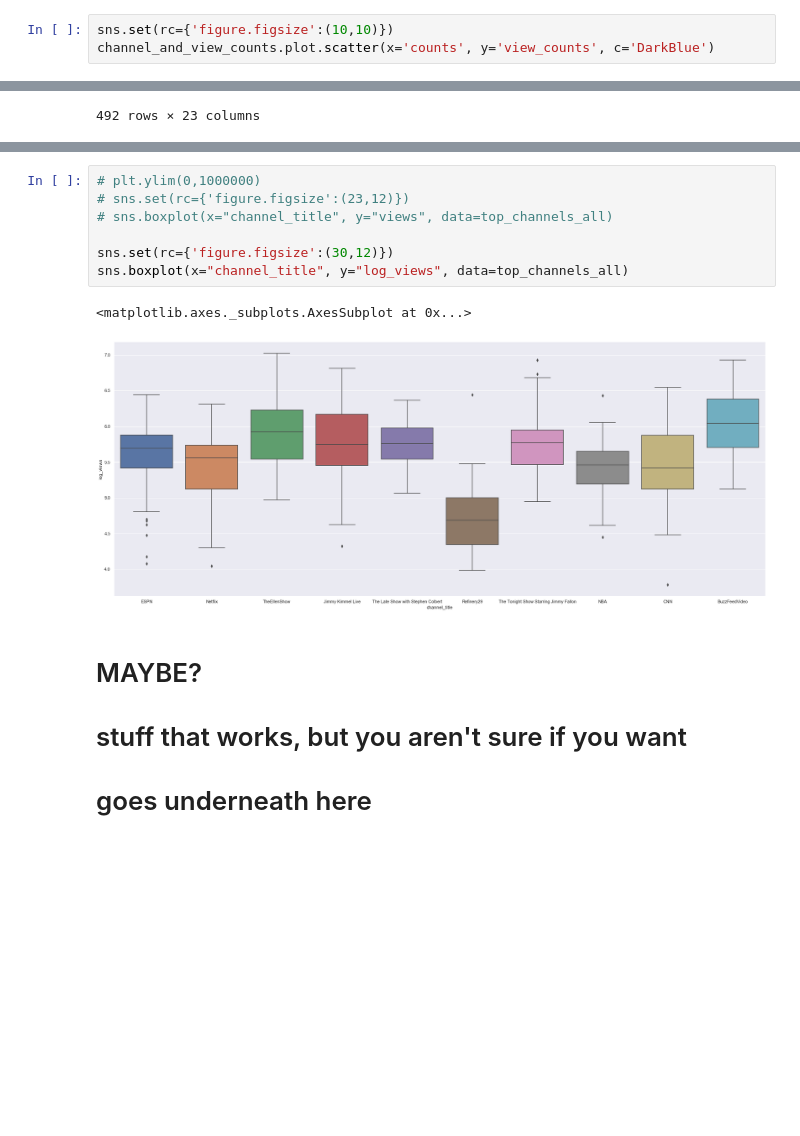
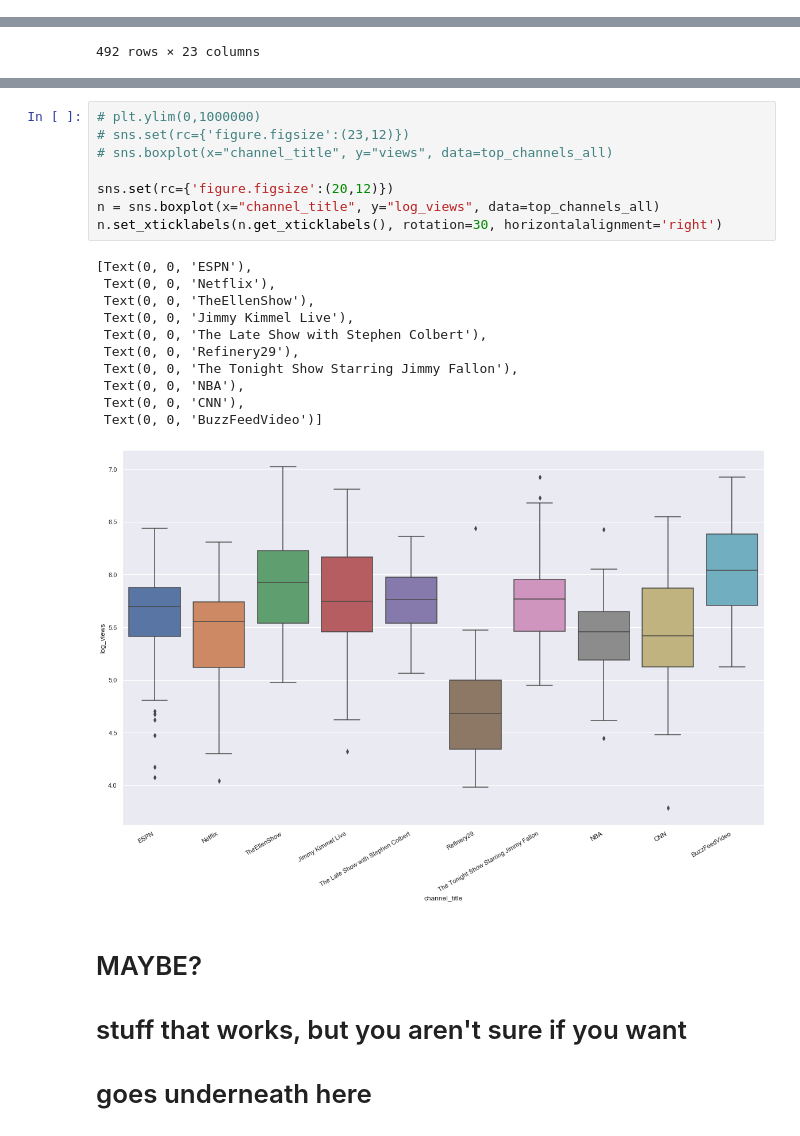
Before and after one commit to Carlene/youtube_trending, a Jupyter notebook: trending_creators.ipynb, the cells around one changed output, grey strips where cells are left out. Drawn from its saved outputs; the diff is of its cells as text; blank space fills up the shorter version.

```diff
--- a/trending_creators.ipynb
+++ b/trending_creators.ipynb
@@ -84,3 +88,0 @@ pandas.core.frame.DataFrame
-# %%
-sns.set(rc={'figure.figsize':(10,10)})
-channel_and_view_counts.plot.scatter(x='counts', y='view_counts', c='DarkBlue')
@@ -127,13 +181,23 @@ top_channels_all
 # %%
 # plt.ylim(0,1000000)
 # sns.set(rc={'figure.figsize':(23,12)})
 # sns.boxplot(x="channel_title", y="views", data=top_channels_all)
 
-sns.set(rc={'figure.figsize':(30,12)})
-sns.boxplot(x="channel_title", y="log_views", data=top_channels_all)
+sns.set(rc={'figure.figsize':(20,12)})
+n = sns.boxplot(x="channel_title", y="log_views", data=top_channels_all)
+n.set_xticklabels(n.get_xticklabels(), rotation=30, horizontalalignment='right')
 # %% [output]
-<matplotlib.axes._subplots.AxesSubplot at 0x...>
+[Text(0, 0, 'ESPN'),
+ Text(0, 0, 'Netflix'),
+ Text(0, 0, 'TheEllenShow'),
+ Text(0, 0, 'Jimmy Kimmel Live'),
+ Text(0, 0, 'The Late Show with Stephen Colbert'),
+ Text(0, 0, 'Refinery29'),
+ Text(0, 0, 'The Tonight Show Starring Jimmy Fallon'),
+ Text(0, 0, 'NBA'),
+ Text(0, 0, 'CNN'),
+ Text(0, 0, 'BuzzFeedVideo')]
-[figure, old version]
+[figure, new version]
 # %% [markdown]
 #  MAYBE?
 # stuff that works, but you aren't sure if you want
```
Also changed, not shown: parts of 12 cells of this notebook.
